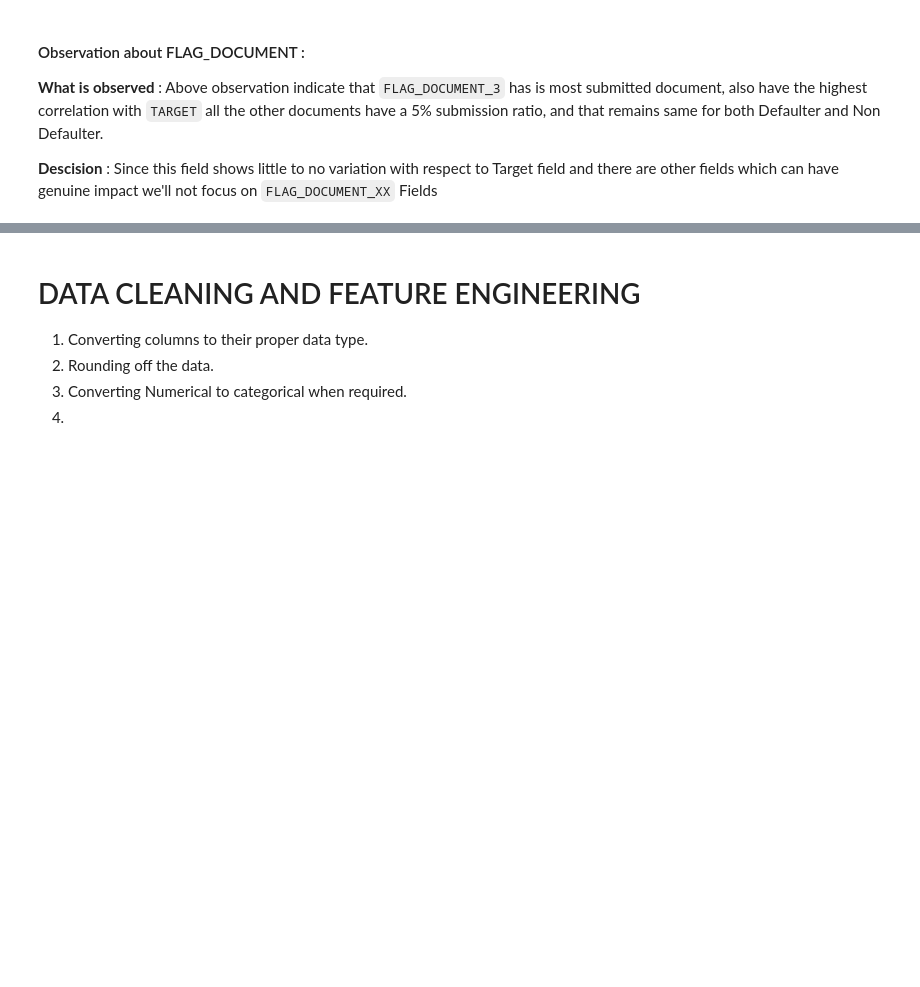
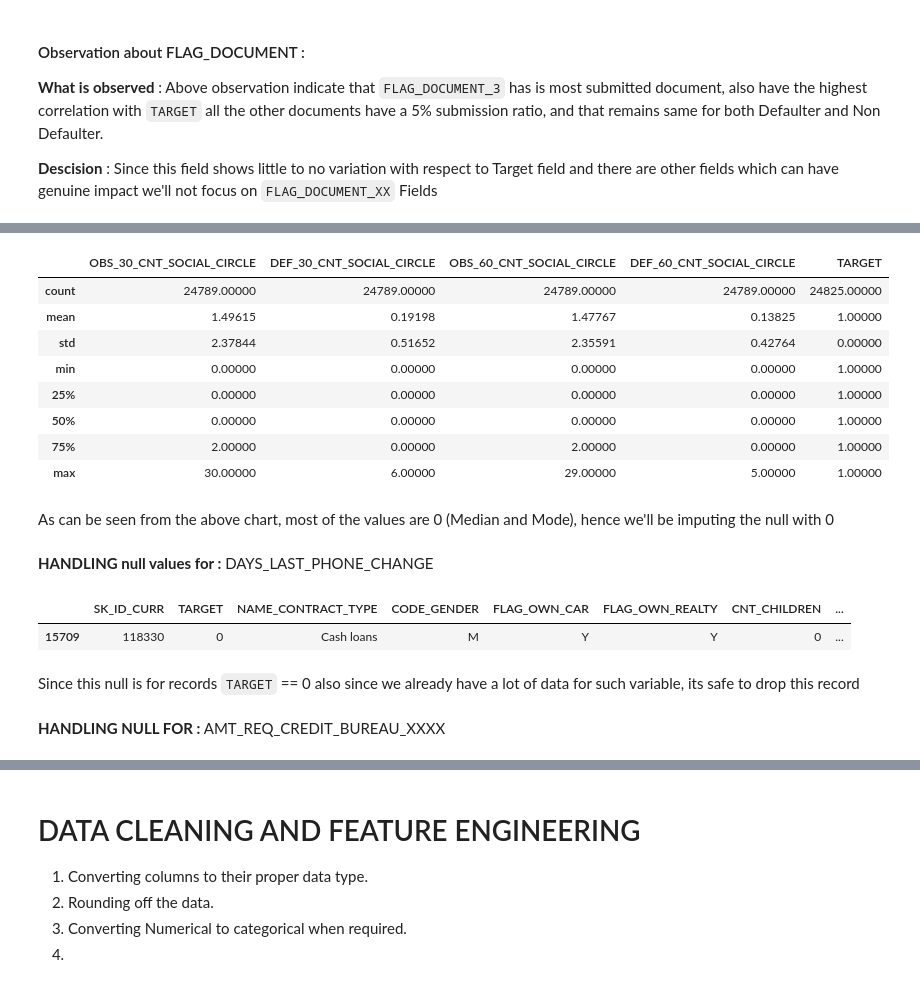
Before and after one commit to ani-kamavisdar/creditRiskAnalysis-EDA, a Jupyter notebook: Credit_EDA_Case_Study_PS_1.ipynb, the cells around one changed output, grey strips where cells are left out. Drawn from its saved outputs; the diff is of its cells as text; code cells hidden in the pictures; blank space fills up the shorter version.

```diff
--- a/Credit_EDA_Case_Study_PS_1.ipynb
+++ b/Credit_EDA_Case_Study_PS_1.ipynb
@@ -570,0 +532,16 @@ data_application.corr()['TARGET']*100
+# %%
+data_application.loc[data_application['TARGET']==1,\
+                     ['OBS_30_CNT_SOCIAL_CIRCLE','DEF_30_CNT_SOCIAL_CIRCLE','OBS_60_CNT_SOCIAL_CIRCLE',\
+                      'DEF_60_CNT_SOCIAL_CIRCLE','TARGET']].describe()
+# %% [output]
+|  | OBS_30_CNT_SOCIAL_CIRCLE | DEF_30_CNT_SOCIAL_CIRCLE | OBS_60_CNT_SOCIAL_CIRCLE | DEF_60_CNT_SOCIAL_CIRCLE | TARGET |
+| count | 24789.00000 | 24789.00000 | 24789.00000 | 24789.00000 | 24825.00000 |
+| mean | 1.49615 | 0.19198 | 1.47767 | 0.13825 | 1.00000 |
+| std | 2.37844 | 0.51652 | 2.35591 | 0.42764 | 0.00000 |
+| min | 0.00000 | 0.00000 | 0.00000 | 0.00000 | 1.00000 |
+| 25% | 0.00000 | 0.00000 | 0.00000 | 0.00000 | 1.00000 |
+| 50% | 0.00000 | 0.00000 | 0.00000 | 0.00000 | 1.00000 |
+| 75% | 2.00000 | 0.00000 | 2.00000 | 0.00000 | 1.00000 |
+| max | 30.00000 | 6.00000 | 29.00000 | 5.00000 | 1.00000 |
+# %% [markdown]
+As can be seen from the above chart, most of the values are 0 (Median and Mode), hence we'll be imputing the null with 0
@@ -570,0 +553,7 @@ data_application.corr()['TARGET']*100
+# %% [markdown]
+**HANDLING null values for :** DAYS_LAST_PHONE_CHANGE
+# %%
+data_application[data_application.DAYS_LAST_PHONE_CHANGE.isnull()]
+# %% [output]
+|  | SK_ID_CURR | TARGET | NAME_CONTRACT_TYPE | CODE_GENDER | FLAG_OWN_CAR | FLAG_OWN_REALTY | CNT_CHILDREN | ... |
+| 15709 | 118330 | 0 | Cash loans | M | Y | Y | 0 | ... |
@@ -570,0 +562,2 @@ data_application.corr()['TARGET']*100
+# %% [markdown]
+Since this null is for records `TARGET` == 0 also since we already have a lot of data for such variable, its safe to drop this record
@@ -570,0 +566,2 @@ data_application.corr()['TARGET']*100
+# %% [markdown]
+**HANDLING NULL FOR :** AMT_REQ_CREDIT_BUREAU_XXXX
```
Also changed, not shown: parts of 58 cells of this notebook.
